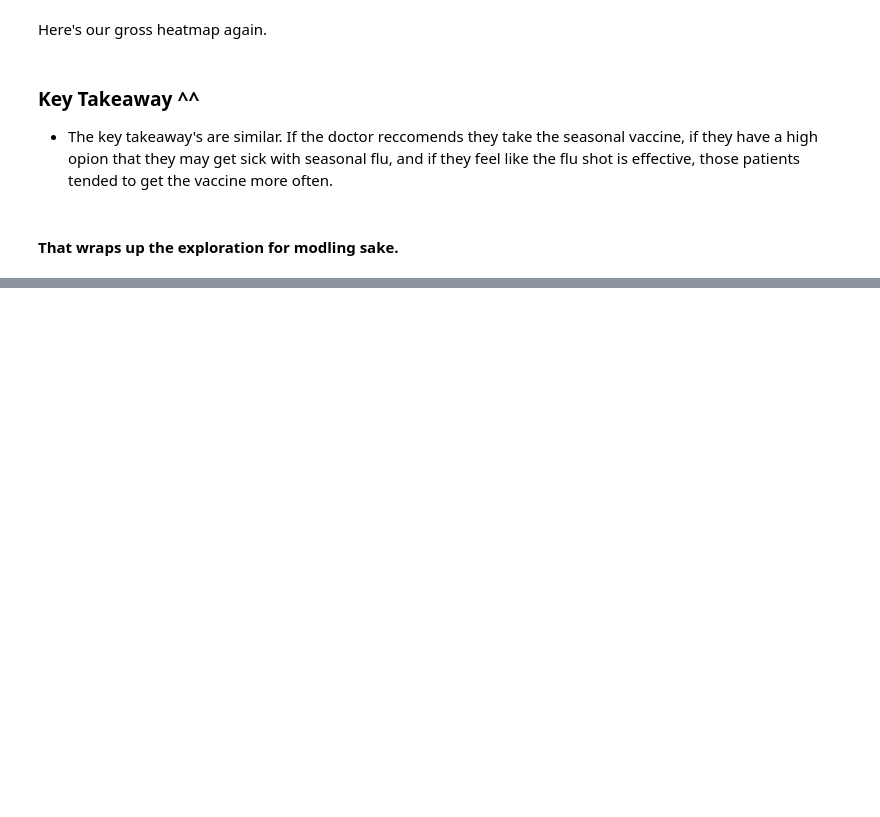
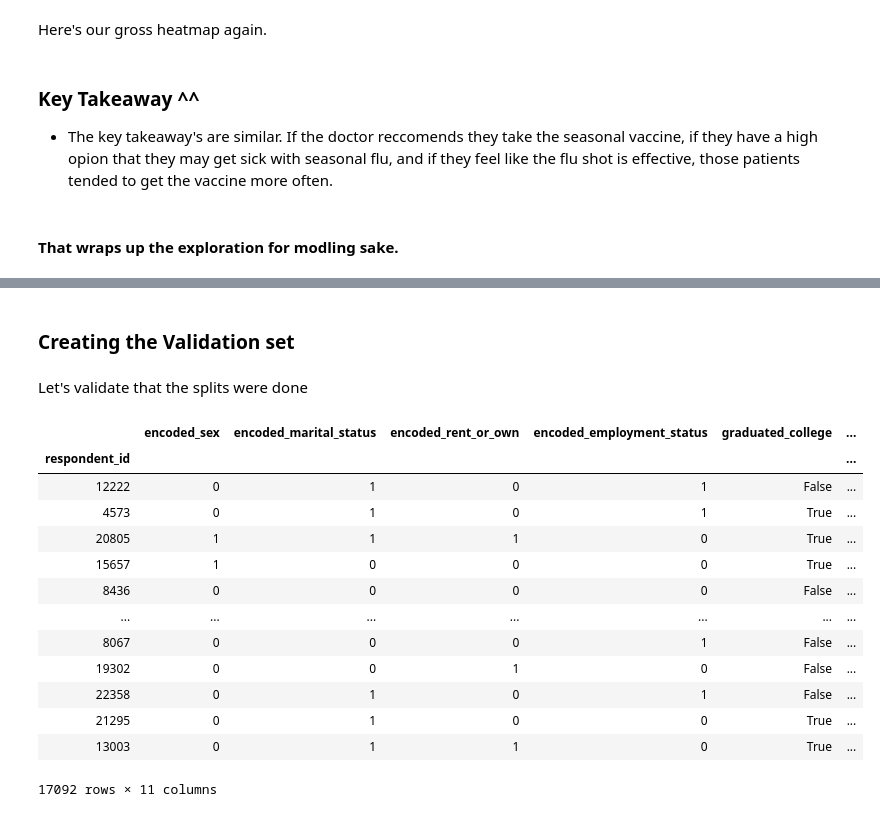
Before and after one commit to JadaShipp/predicting_flu, a Jupyter notebook: predicting_flu_vaccines_final.ipynb, the cells around one changed output, grey strips where cells are left out. Saved outputs shown, nothing was run; the diff lists cells and outputs as text; code cells hidden in the pictures; blank space fills up the shorter version.

```diff
--- a/predicting_flu_vaccines_final.ipynb
+++ b/predicting_flu_vaccines_final.ipynb
@@ -300,0 +348,4 @@ Those are the people that need to be considered when a flu vaccination drive or
+# %% [markdown]
+### Creating the Validation set
+# %%
+X_train_h1n1, y_train_h1n1, X_val_h1n1, y_val_h1n1, X_test_h1n1, y_test_h1n1 = modeling.create_h1n1_validate_set(h1n1_train, h1n1_test)
@@ -300,0 +354,19 @@ Those are the people that need to be considered when a flu vaccination drive or
+# %% [markdown]
+Let's validate that the splits were done
+# %%
+X_train_h1n1
+# %% [output]
+|  | encoded_sex | encoded_marital_status | encoded_rent_or_own | encoded_employment_status | graduated_college | ... |
+| respondent_id |  |  |  |  |  | ... |
+| 12222 | 0 | 1 | 0 | 1 | False | ... |
+| 4573 | 0 | 1 | 0 | 1 | True | ... |
+| 20805 | 1 | 1 | 1 | 0 | True | ... |
+| 15657 | 1 | 0 | 0 | 0 | True | ... |
+| 8436 | 0 | 0 | 0 | 0 | False | ... |
+| ... | ... | ... | ... | ... | ... | ... |
+| 8067 | 0 | 0 | 0 | 1 | False | ... |
+| 19302 | 0 | 0 | 1 | 0 | False | ... |
+| 22358 | 0 | 1 | 0 | 1 | False | ... |
+| 21295 | 0 | 1 | 0 | 0 | True | ... |
+| 13003 | 0 | 1 | 1 | 0 | True | ... |
+17092 rows × 11 columns
```
Also changed, not shown: parts of 24 cells of this notebook.
